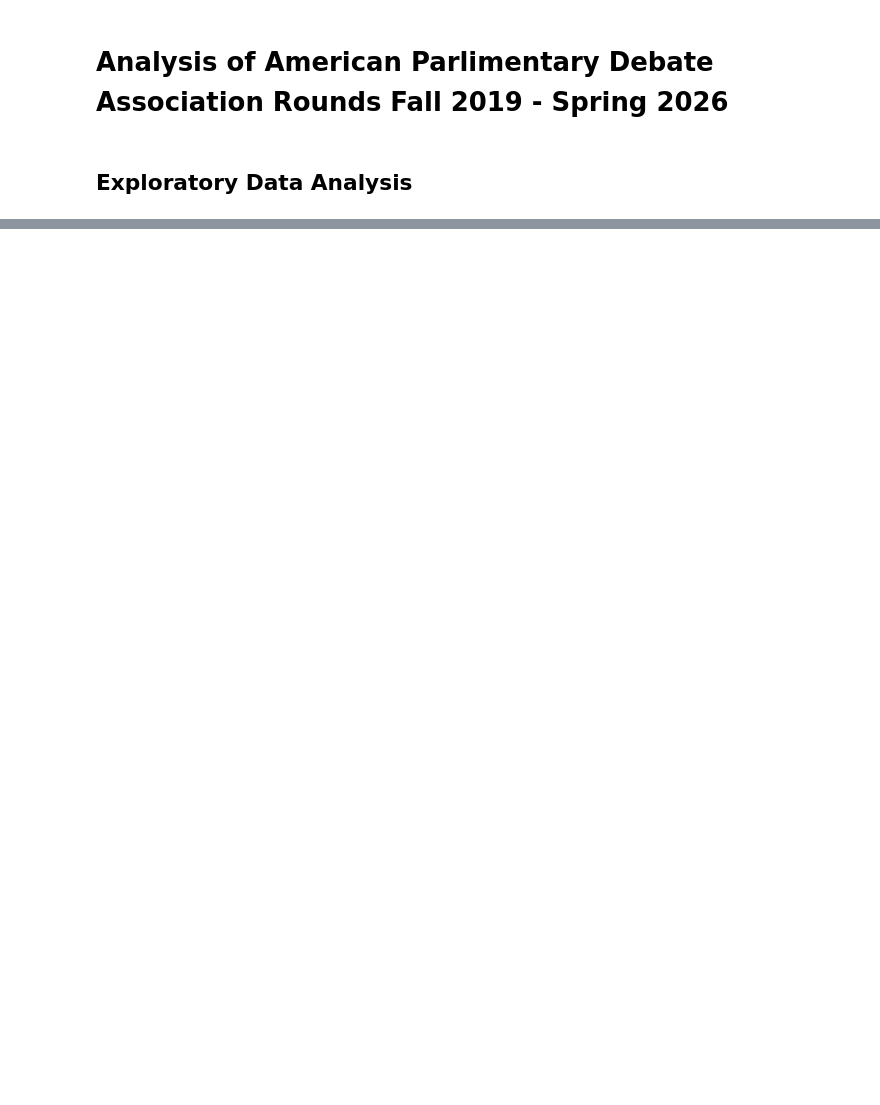
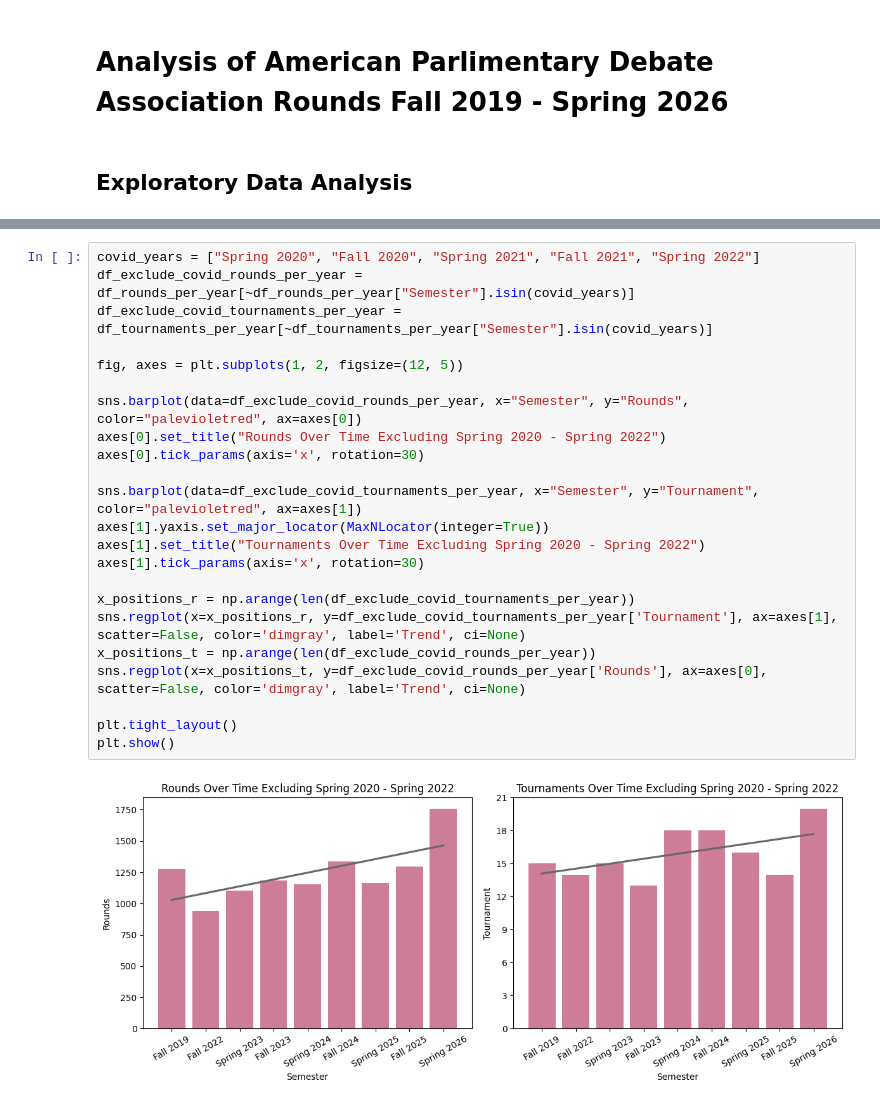
Before and after one commit to AnnaGustafson2/APDADataViz, a Jupyter notebook: ExploratoryAnalysis.ipynb, the cells around one changed output, grey strips where cells are left out. Cells and saved outputs as stored; diff of their text form; blank space fills up the shorter version.

```diff
--- a/ExploratoryAnalysis.ipynb
+++ b/ExploratoryAnalysis.ipynb
@@ -31,0 +75,25 @@ From this, we can see that the data spans 31,837 rounds and that APDA has 6,155
+# %%
+covid_years = ["Spring 2020", "Fall 2020", "Spring 2021", "Fall 2021", "Spring 2022"]
+df_exclude_covid_rounds_per_year = df_rounds_per_year[~df_rounds_per_year["Semester"].isin(covid_years)]
+df_exclude_covid_tournaments_per_year = df_tournaments_per_year[~df_tournaments_per_year["Semester"].isin(covid_years)]
+
+fig, axes = plt.subplots(1, 2, figsize=(12, 5))
+
+sns.barplot(data=df_exclude_covid_rounds_per_year, x="Semester", y="Rounds", color="palevioletred", ax=axes[0])
+axes[0].set_title("Rounds Over Time Excluding Spring 2020 - Spring 2022")
+axes[0].tick_params(axis='x', rotation=30)
+
+sns.barplot(data=df_exclude_covid_tournaments_per_year, x="Semester", y="Tournament", color="palevioletred", ax=axes[1])
+axes[1].yaxis.set_major_locator(MaxNLocator(integer=True))
+axes[1].set_title("Tournaments Over Time Excluding Spring 2020 - Spring 2022")
+axes[1].tick_params(axis='x', rotation=30)
+
+x_positions_r = np.arange(len(df_exclude_covid_tournaments_per_year))
+sns.regplot(x=x_positions_r, y=df_exclude_covid_tournaments_per_year['Tournament'], ax=axes[1], scatter=False, color='dimgray', label='Trend', ci=None)
+x_positions_t = np.arange(len(df_exclude_covid_rounds_per_year))
+sns.regplot(x=x_positions_t, y=df_exclude_covid_rounds_per_year['Rounds'], ax=axes[0], scatter=False, color='dimgray', label='Trend', ci=None)
+
+plt.tight_layout()
+plt.show()
+# %% [output]
+[figure, added]
```
Also changed, not shown: parts of 13 cells of this notebook, 16 other files.
